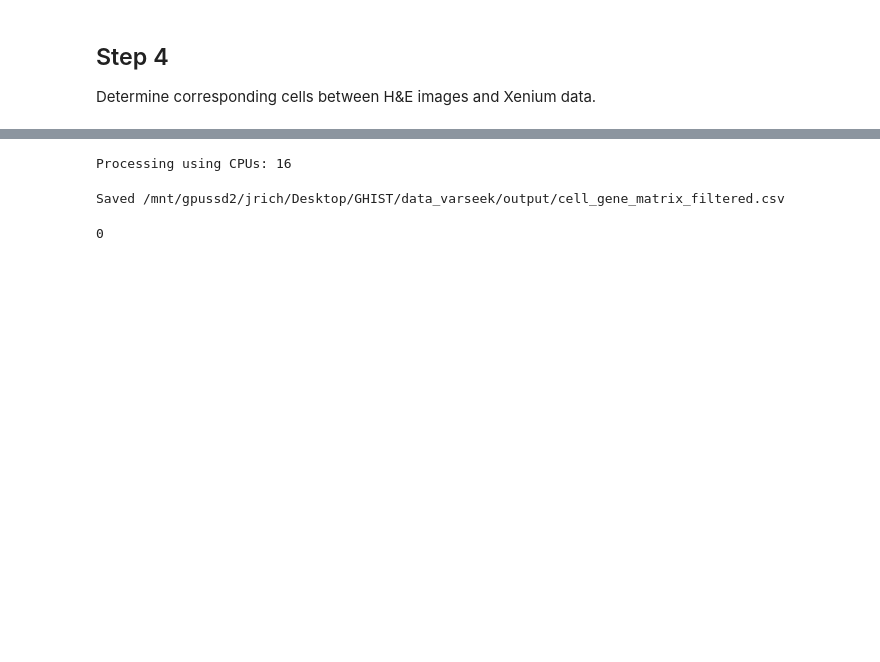
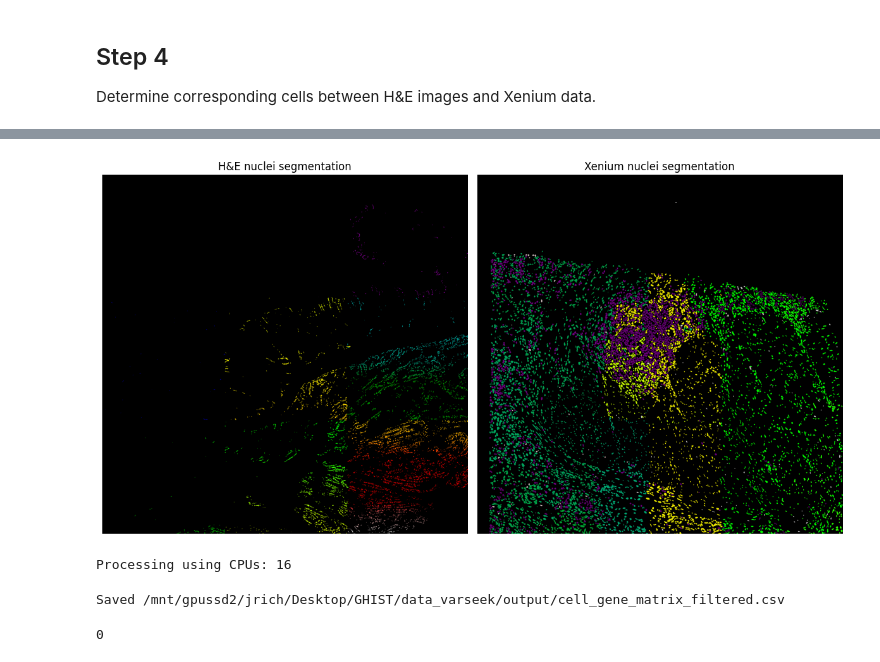
Before and after one commit to josephrich98/GHIST, a Jupyter notebook: varseek_notebooks/1_data_preprocessing.ipynb, the cells around one changed output, grey strips where cells are left out. Drawn from its saved outputs; the diff is of its cells as text; code cells hidden in the pictures; blank space fills up the shorter version.

```diff
--- a/varseek_notebooks/1_data_preprocessing.ipynb
+++ b/varseek_notebooks/1_data_preprocessing.ipynb
@@ -263,0 +362,29 @@ Determine corresponding cells between H&E images and Xenium data.
+# %%
+import tifffile
+import matplotlib.pyplot as plt
+
+# File paths
+fp_hist = "/mnt/gpussd2/jrich/Desktop/GHIST/data_varseek/output/he_image_nuclei_seg_microns.tif"
+fp_xenium = "/mnt/gpussd2/jrich/Desktop/GHIST/data_varseek/output/xenium_nuclei.tif"
+
+# Load the segmentations
+seg_hist = tifffile.imread(fp_hist)
+seg_xenium = tifffile.imread(fp_xenium)
+
+# Plot side by side
+plt.figure(figsize=(12, 6))
+
+plt.subplot(1, 2, 1)
+plt.imshow(seg_hist, cmap="nipy_spectral")
+plt.title("H&E nuclei segmentation")
+plt.axis("off")
+
+plt.subplot(1, 2, 2)
+plt.imshow(seg_xenium, cmap="nipy_spectral")
+plt.title("Xenium nuclei segmentation")
+plt.axis("off")
+
+plt.tight_layout()
+plt.show()
+# %% [output]
+[figure, added]
```
Also changed, not shown: parts of 10 cells of this notebook, 2 other files.
